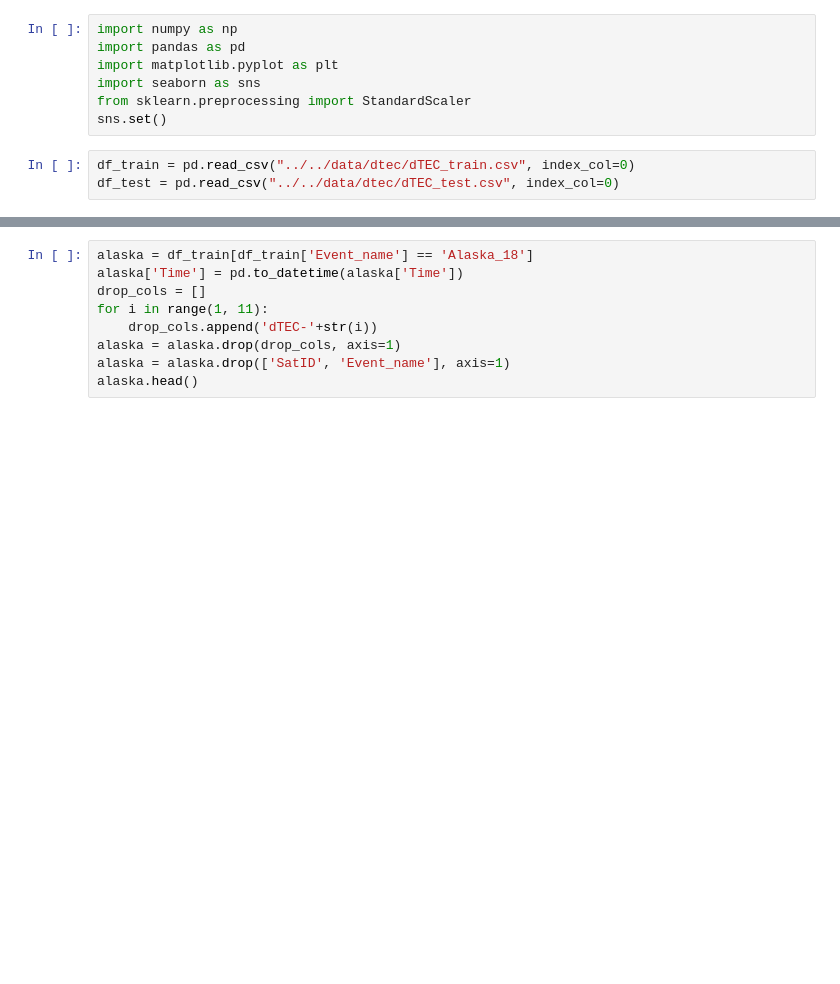
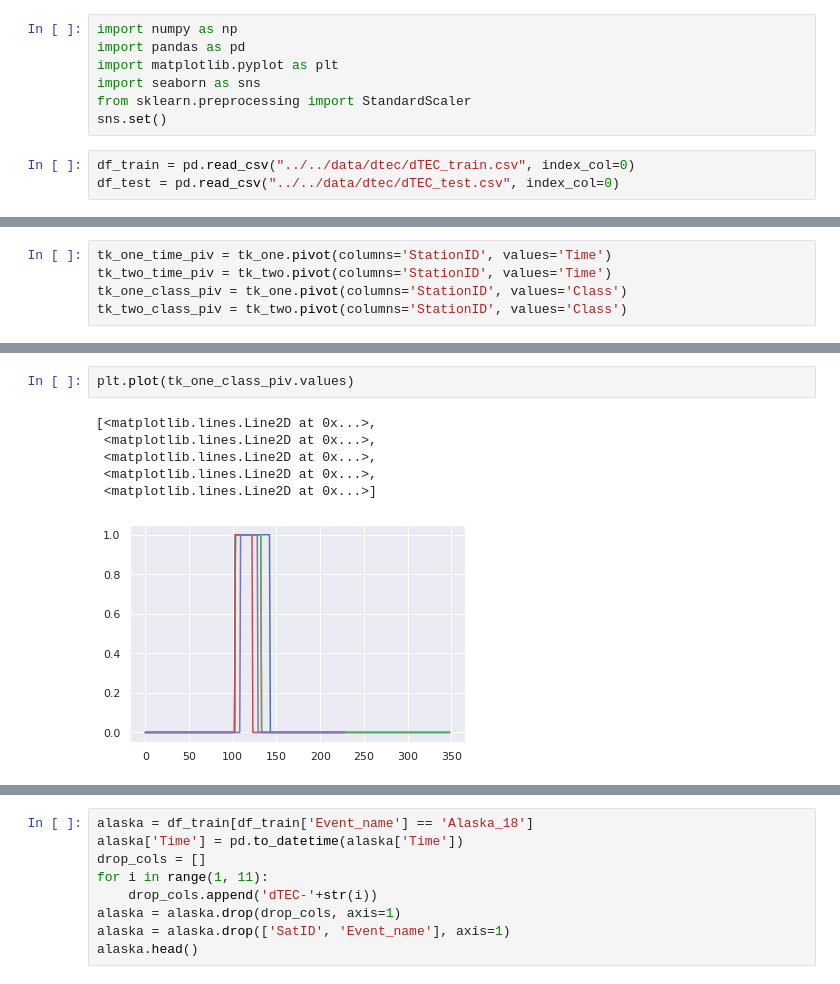
Before and after one commit to spaceonion1001/LD-CPD, a Jupyter notebook: notebooks/dtec_cleaning.ipynb, the cells around one changed output, grey strips where cells are left out. Drawn from its saved outputs; the diff is of its cells as text; blank space fills up the shorter version.

```diff
--- a/notebooks/dtec_cleaning.ipynb
+++ b/notebooks/dtec_cleaning.ipynb
@@ -28,0 +83,5 @@ df_test.head()
+# %%
+tk_one_time_piv = tk_one.pivot(columns='StationID', values='Time')
+tk_two_time_piv = tk_two.pivot(columns='StationID', values='Time')
+tk_one_class_piv = tk_one.pivot(columns='StationID', values='Class')
+tk_two_class_piv = tk_two.pivot(columns='StationID', values='Class')
@@ -28,0 +134,9 @@ df_test.head()
+# %%
+plt.plot(tk_one_class_piv.values)
+# %% [output]
+[<matplotlib.lines.Line2D at 0x...>,
+ <matplotlib.lines.Line2D at 0x...>,
+ <matplotlib.lines.Line2D at 0x...>,
+ <matplotlib.lines.Line2D at 0x...>,
+ <matplotlib.lines.Line2D at 0x...>]
+[figure, added]
```
Also changed, not shown: parts of 13 cells of this notebook, 5 other files.
